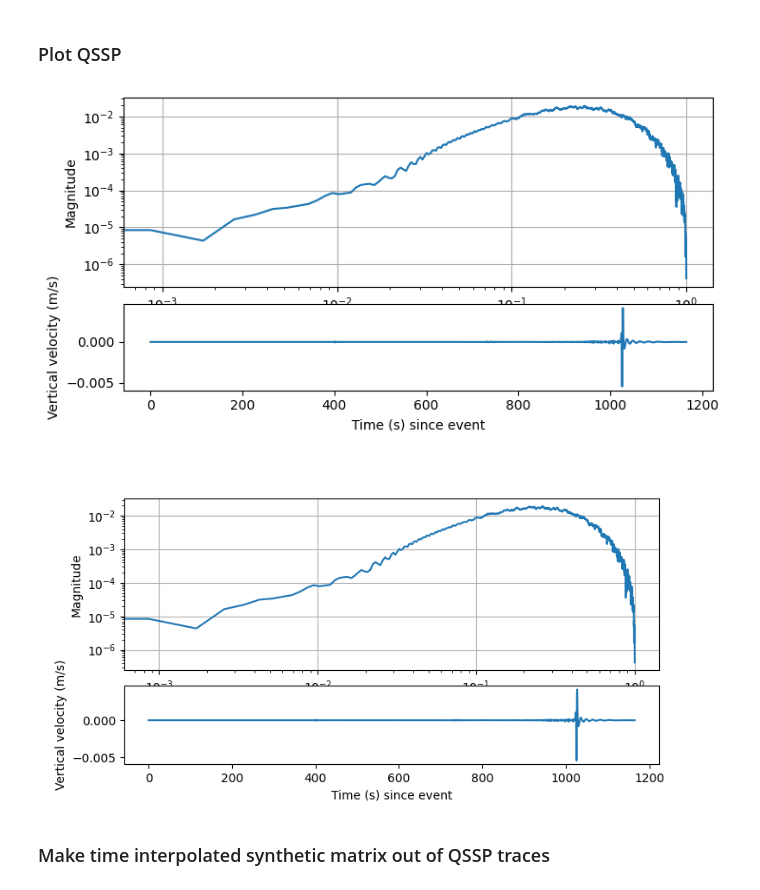
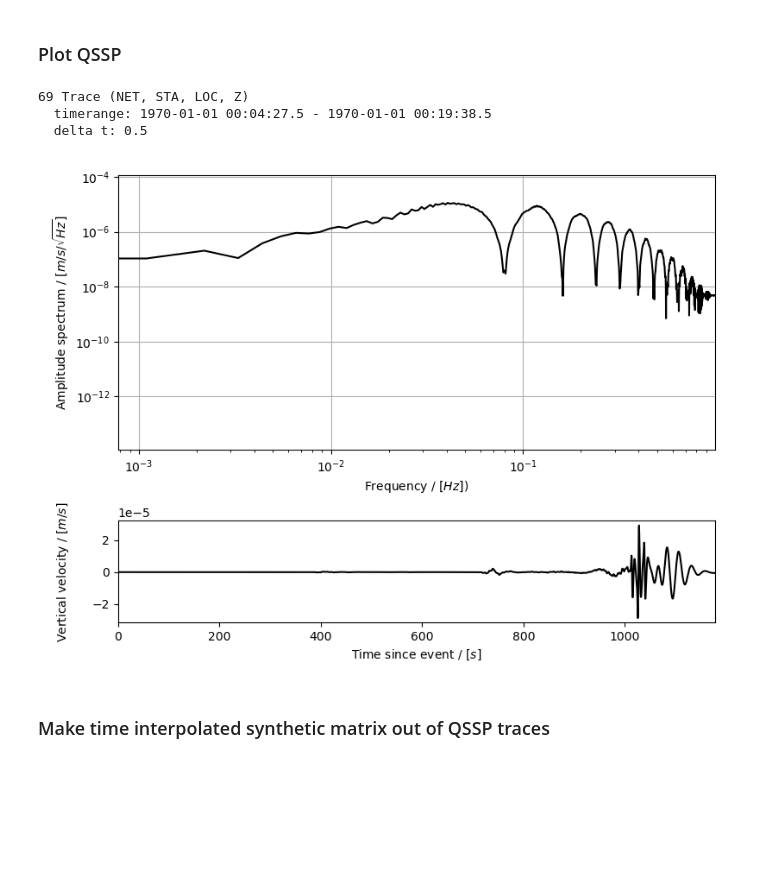
Before and after one commit to QuentinBrissaud/airglow_model, a Jupyter notebook: compute_airglow_response.ipynb, the cells around one changed output. Cells and saved outputs as stored; diff of their text form; code cells hidden in the pictures; blank space fills up the shorter version.

```diff
--- a/compute_airglow_response.ipynb
+++ b/compute_airglow_response.ipynb
@@ -89,11 +91,13 @@ opt_synthetics = dict(
     dip = 45.,
     rake = 45.,
     store_id = 'GF_venus_Cold100_qssp',
-    north_shifts = north_shifts,
-    east_shifts = east_shifts,
+    #store_id = 'GF_venus_Cold100_qssp_grid',
+    north_shifts = north_shifts,#_far,
+    east_shifts = east_shifts,#_far,
     base_folder='/projects/restricted/infrasound/data/infrasound/2023_Venus_inversion/',
-    stf_type = None,
+    #stf_type = None,
     #stf_type = 'triangle',
+    stf_type = 'sinus',
     effective_duration = 25.
 )
 
@@ -103,11 +107,13 @@ synthetic_traces, synthetic_traces_u, iNN, iEE, shape_init = ar.build_seismic_sy
 # %%
 reload(ar)
 
 ns, es = 3500, 0.
-ar.plot_QSSP_traces(synthetic_traces, ns, es, north_shifts, iNN, east_shifts, iEE)
+fig = ar.plot_QSSP_traces(synthetic_traces, ns, es, north_shifts, iNN, east_shifts, iEE)
 # %% [output]
+69 Trace (NET, STA, LOC, Z)
+  timerange: 1970-01-01 00:04:27.5 - 1970-01-01 00:19:38.5
+  delta t: 0.5
-[figure, old version]
+[figure, new version]
-[figure, removed]
 # %% [markdown]
 ### Make time interpolated synthetic matrix out of QSSP traces
 # %%
```
Also changed, not shown: parts of 3 cells of this notebook, 2 other files.
